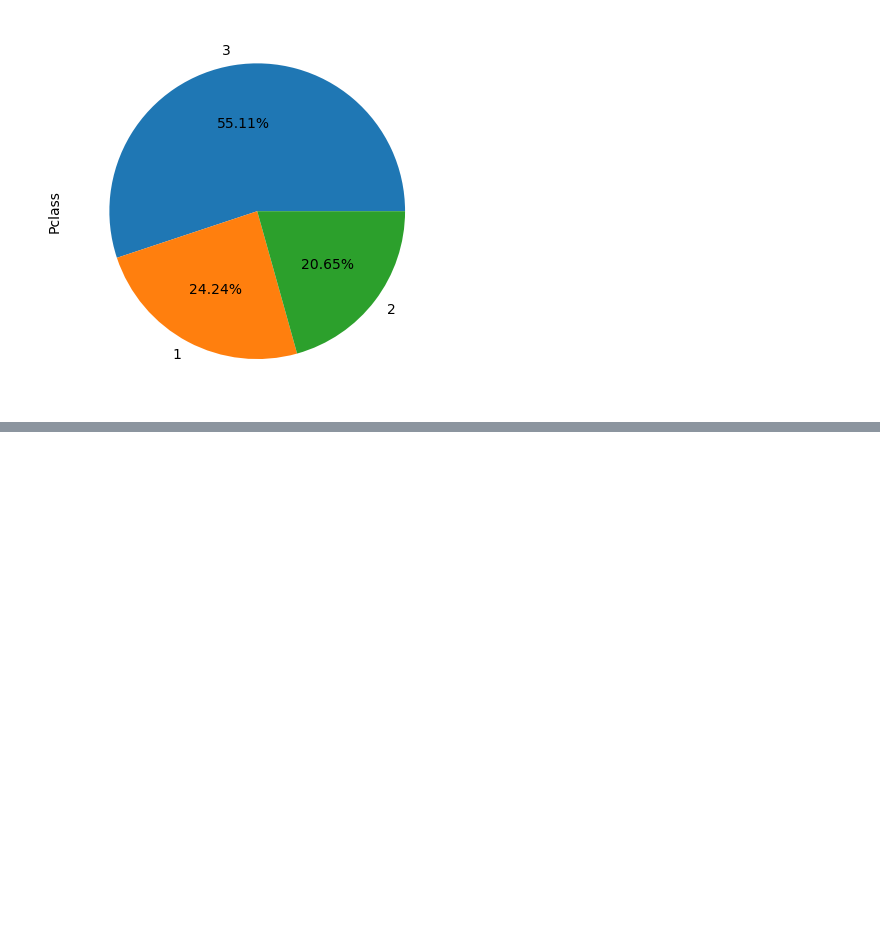
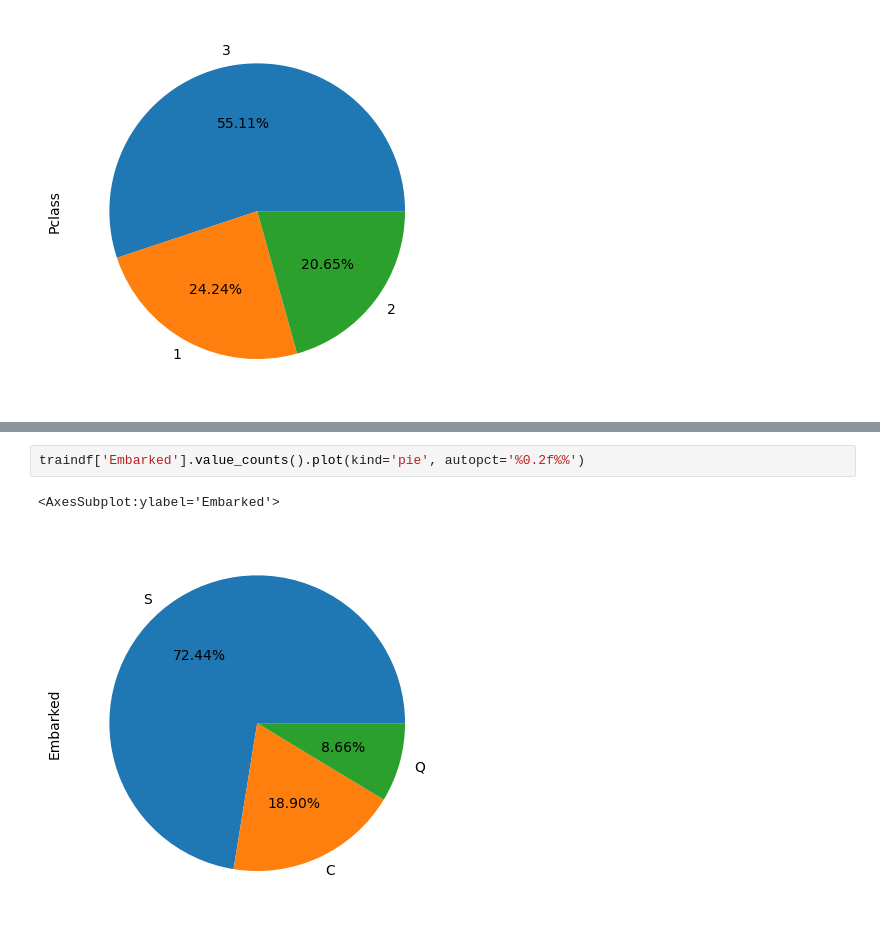
Before and after one commit to chwasiq0569/EDA-on-Titanic-Dataset, a Jupyter notebook: eda-on-titanic-dataset.ipynb, the cells around one changed output, grey strips where cells are left out. Saved outputs shown, nothing was run; the diff lists cells and outputs as text; blank space fills up the shorter version.

```diff
--- a/eda-on-titanic-dataset.ipynb
+++ b/eda-on-titanic-dataset.ipynb
@@ -274,0 +286,5 @@ traindf['Pclass'].value_counts().plot(kind='pie', autopct='%0.2f%%')
+# %%
+traindf['Embarked'].value_counts().plot(kind='pie', autopct='%0.2f%%')
+# %% [output]
+<AxesSubplot:ylabel='Embarked'>
+[figure, added]
```
Also changed, not shown: parts of 3 cells of this notebook.
